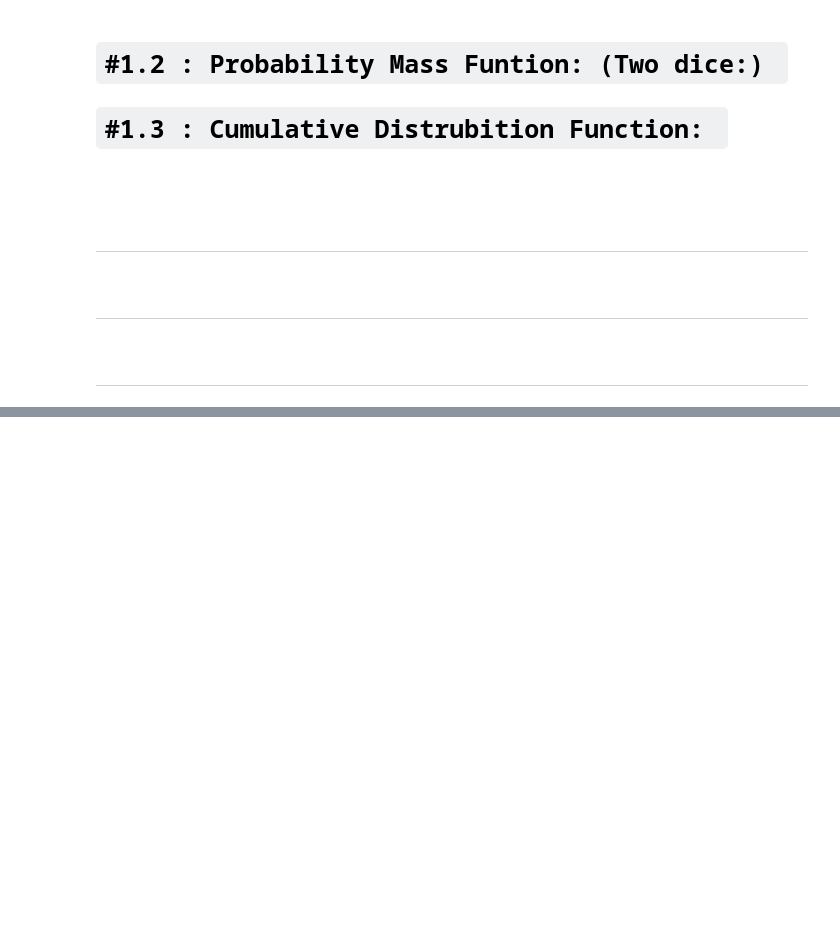
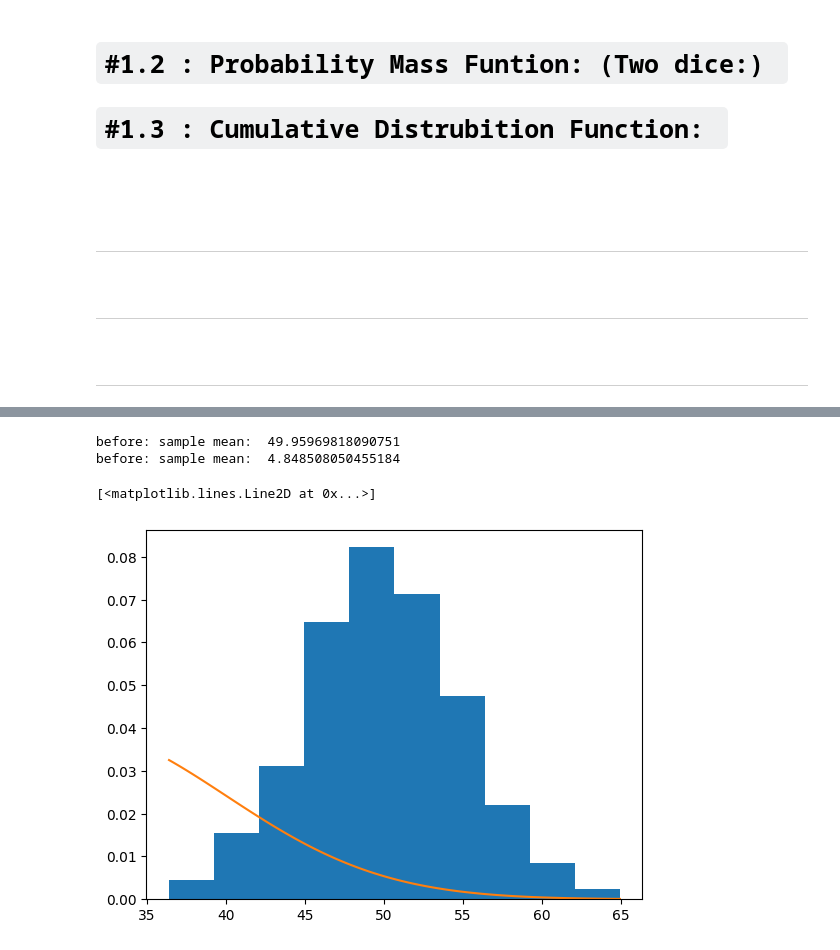
Before and after one commit to yasin-arafat-05/jupyterNotebook, a Jupyter notebook: MathForML/Statistics/code/03_lecture.ipynb, the cells around one changed output, grey strips where cells are left out. Cells and saved outputs as stored; diff of their text form; code cells hidden in the pictures; blank space fills up the shorter version.

```diff
--- a/MathForML/Statistics/code/03_lecture.ipynb
+++ b/MathForML/Statistics/code/03_lecture.ipynb
@@ -150,0 +271,18 @@ np.cumsum(s).plot(kind="bar") # cumualtive graph: (CDF)
+# %%
+
+from scipy.stats import norm
+print("before: sample mean: ",sample_mean)
+print("before: sample mean: ",sample_std)
+sample_mean = 30
+sample_std = 10
+dist = norm(sample_mean,sample_std)
+probabilitites = [dist.pdf(value) for value in values]
+values = np.linspace(sample.min(),sample.max(),100)
+
+plt.hist(x=sample,bins=10,density=True)
+plt.plot(values,probabilitites)
+# %% [output]
+before: sample mean:  49.95969818090751
+before: sample mean:  4.848508050455184
+[<matplotlib.lines.Line2D at 0x...>]
+[figure, added]
```
Also changed, not shown: parts of 19 cells of this notebook, 3 other files.
